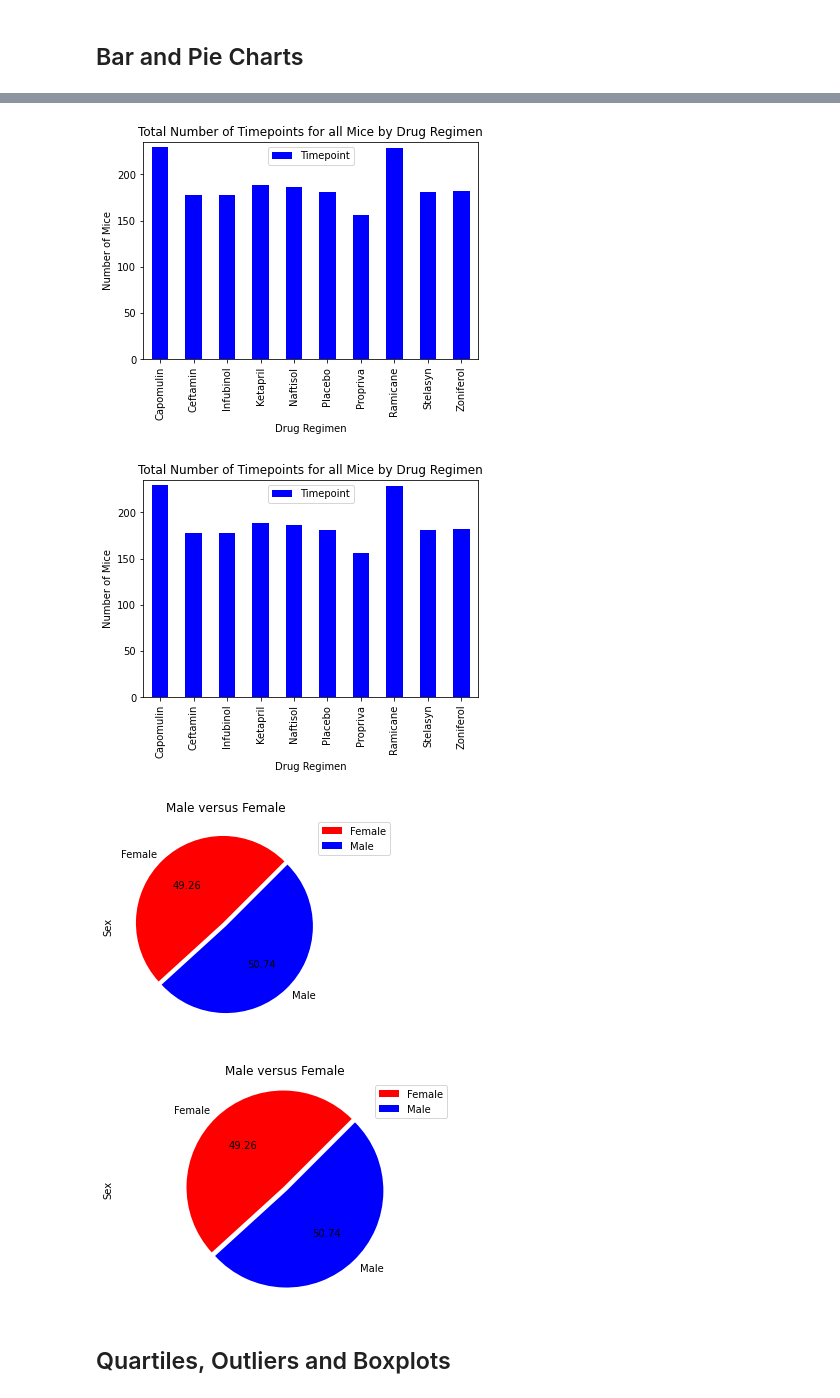
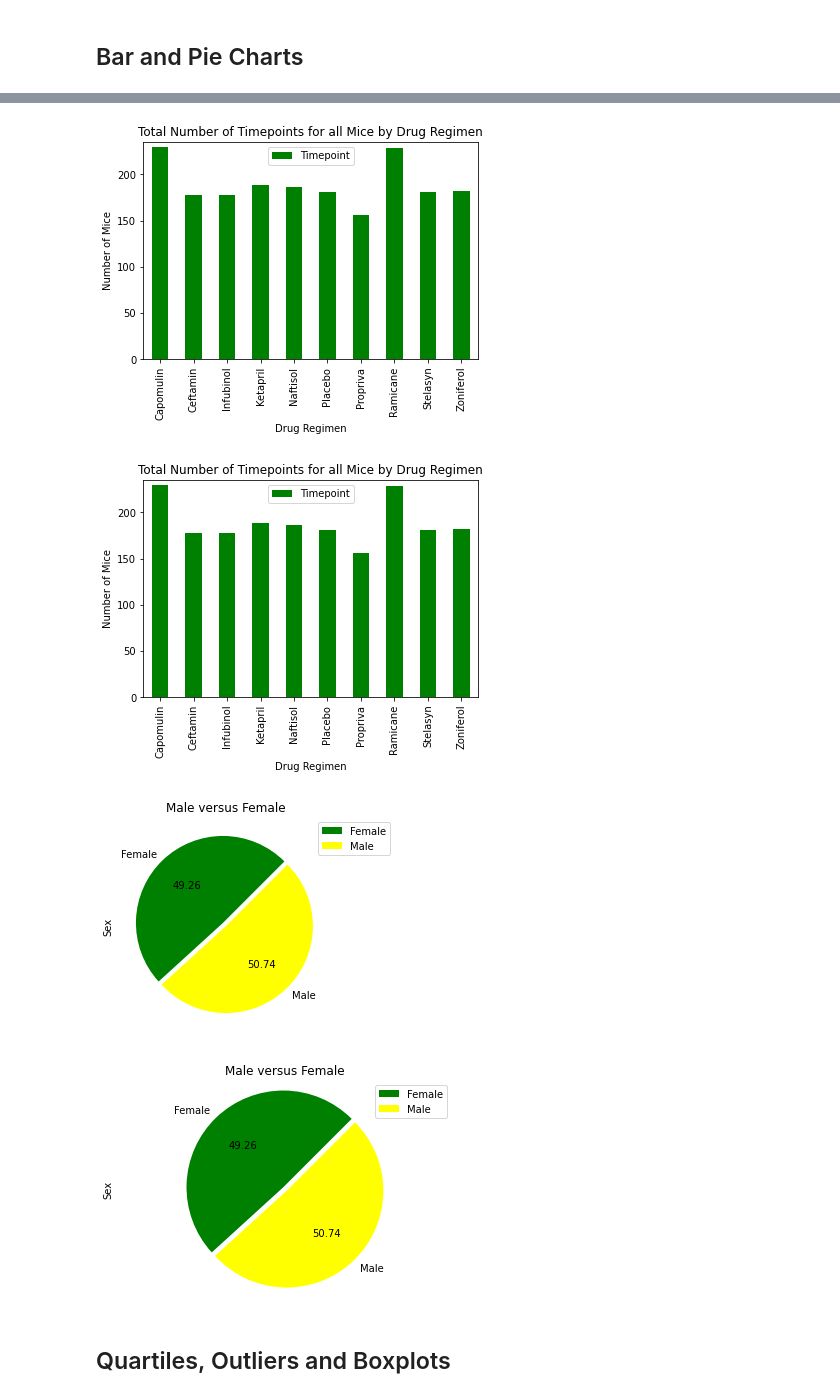
Before and after one commit to kpellas/MATPLOTLIB-Challenge, a Jupyter notebook: pymaceuticals.ipynb, the cells around one changed output, grey strips where cells are left out. Drawn from its saved outputs; the diff is of its cells as text; code cells hidden in the pictures.

```diff
--- a/pymaceuticals.ipynb
+++ b/pymaceuticals.ipynb
@@ -152,47 +145,45 @@ summary_df2
 # %%
 # Generate a bar plot showing the total number of timepoints for all mice tested for each drug regimen using Pandas.
-df.groupby('Drug Regimen')['Timepoint'].count().plot(kind='bar', color="blue",
+df.groupby('Drug Regimen')['Timepoint'].count().plot(kind='bar', color="green",
                                                      title="Total Number of Timepoints for all Mice by Drug Regimen",
                                                      ylabel = ("Number of Mice"),
                                                      legend = True,
                                                      ylim = (0, 235)
                                                          );
 # %% [output]
-[figure, old version]
+[figure, new version]
 # %%
-,# Generate a bar plot showing the total number of timepoints for all mice tested for each drug regimen using pyplot.
+# Generate a bar plot showing the total number of timepoints for all mice tested for each drug regimen using pyplot.
 timepoints_sum = df.groupby('Drug Regimen')['Timepoint'].count()
-timepoints_sum.plot(kind="bar", color="blue")
+timepoints_sum.plot(kind="bar", color="green")
 plt.title("Total Number of Timepoints for all Mice by Drug Regimen")
 plt.ylabel("Number of Mice")
 plt.legend()
 plt.ylim(0, 235)
 plt.show()
 # %% [output]
-[figure, old version]
+[figure, new version]
 # %%
 # Generate a pie plot showing the distribution of female versus male mice using Pandas
 sex_count = df.groupby('Sex').count()
-colors = ["red", "blue"]
+colors = ["green", "yellow"]
 explode = [.05, 0]
-
 ax = sex_count.plot(kind="pie", y='Mouse ID', autopct='%.2f', colors=colors, ylabel = "Sex", title = "Male versus Female", startangle=45, explode=explode);
-
 ax.legend(bbox_to_anchor=(.9, 1.0));
 # %% [output]
-[figure, old version]
+[figure, new version]
 # %%
 # Generate a pie plot showing the distribution of female versus male mice using pyplot
 sex = df.groupby('Sex').count()
 sex_count = sex.iloc[:,1]
 explode = [.05, 0]
-colors = ["red", "blue"]
+colors = ["green", "yellow"]
 plt.pie(sex_count, colors=colors, autopct='%.2f', labels=sex_count.keys(), startangle=45, explode=explode)
 plt.axis("equal")
 plt.ylabel("Sex")
 plt.title("Male versus Female")
 plt.legend();
 # %% [output]
-[figure, old version]
+[figure, new version]
 # %% [markdown]
 ## Quartiles, Outliers and Boxplots
```
Also changed, not shown: parts of 15 cells of this notebook, 1 other file.
